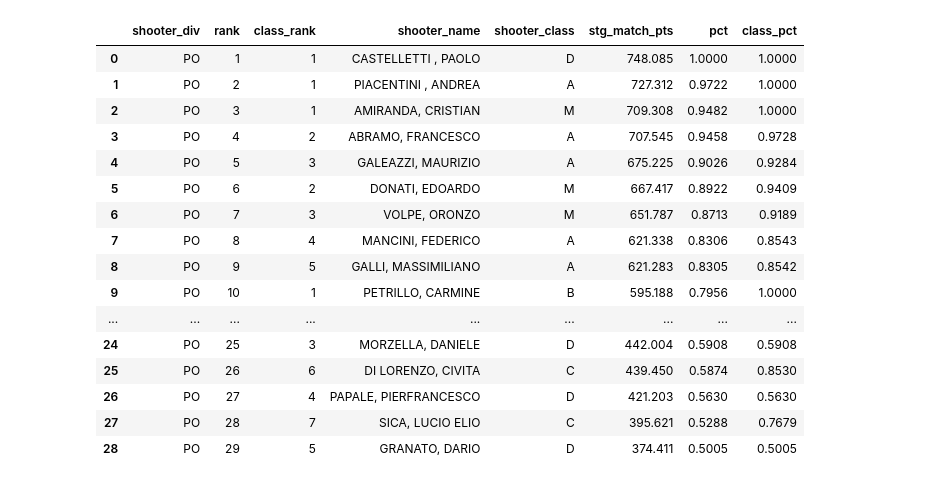
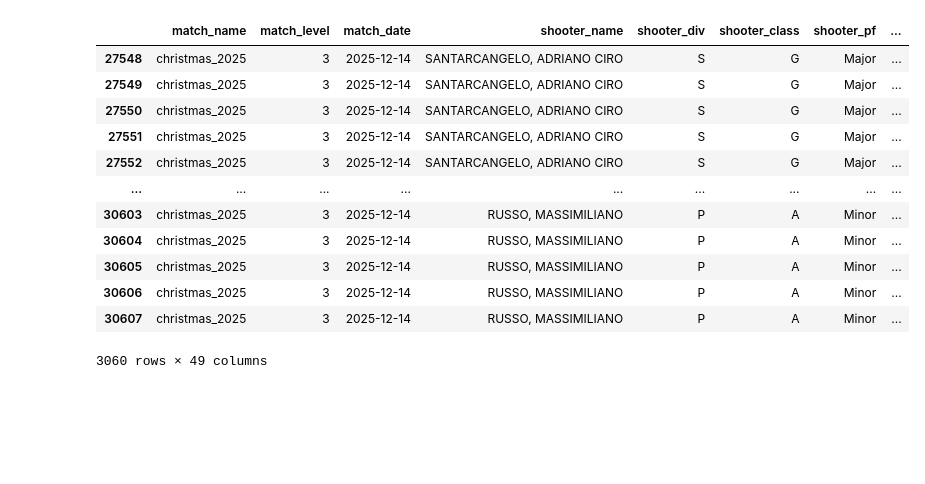
Before and after one commit to antobzzll/ipsc-performance, a Jupyter notebook: analiso_gare copy.ipynb, the cells around one changed output. Saved outputs shown, nothing was run; the diff lists cells and outputs as text; code cells hidden in the pictures; blank space fills up the shorter version.

```diff
--- a/analiso_gare copy.ipynb
+++ b/analiso_gare copy.ipynb
@@ -11,23 +16,19 @@ match_df = match_standing(df, 'ma5_1_2026', 'PO')
 # %%
-match_df
+df[df['match_name'] == 'christmas_2025']
 # %% [output]
-|  | shooter_div | rank | class_rank | shooter_name | shooter_class | stg_match_pts | pct | class_pct |
-| 0 | PO | 1 | 1 | CASTELLETTI , PAOLO | D | 748.085 | 1.0000 | 1.0000 |
-| 1 | PO | 2 | 1 | PIACENTINI , ANDREA | A | 727.312 | 0.9722 | 1.0000 |
-| 2 | PO | 3 | 1 | AMIRANDA, CRISTIAN | M | 709.308 | 0.9482 | 1.0000 |
-| 3 | PO | 4 | 2 | ABRAMO, FRANCESCO | A | 707.545 | 0.9458 | 0.9728 |
-| 4 | PO | 5 | 3 | GALEAZZI, MAURIZIO | A | 675.225 | 0.9026 | 0.9284 |
-| 5 | PO | 6 | 2 | DONATI, EDOARDO | M | 667.417 | 0.8922 | 0.9409 |
-| 6 | PO | 7 | 3 | VOLPE, ORONZO | M | 651.787 | 0.8713 | 0.9189 |
-| 7 | PO | 8 | 4 | MANCINI, FEDERICO | A | 621.338 | 0.8306 | 0.8543 |
-| 8 | PO | 9 | 5 | GALLI, MASSIMILIANO | A | 621.283 | 0.8305 | 0.8542 |
-| 9 | PO | 10 | 1 | PETRILLO, CARMINE | B | 595.188 | 0.7956 | 1.0000 |
+|  | match_name | match_level | match_date | shooter_name | shooter_div | shooter_class | shooter_pf | ... |
+| 27548 | christmas_2025 | 3 | 2025-12-14 | SANTARCANGELO, ADRIANO CIRO | S | G | Major | ... |
+| 27549 | christmas_2025 | 3 | 2025-12-14 | SANTARCANGELO, ADRIANO CIRO | S | G | Major | ... |
+| 27550 | christmas_2025 | 3 | 2025-12-14 | SANTARCANGELO, ADRIANO CIRO | S | G | Major | ... |
+| 27551 | christmas_2025 | 3 | 2025-12-14 | SANTARCANGELO, ADRIANO CIRO | S | G | Major | ... |
+| 27552 | christmas_2025 | 3 | 2025-12-14 | SANTARCANGELO, ADRIANO CIRO | S | G | Major | ... |
 | ... | ... | ... | ... | ... | ... | ... | ... | ... |
-| 24 | PO | 25 | 3 | MORZELLA, DANIELE | D | 442.004 | 0.5908 | 0.5908 |
-| 25 | PO | 26 | 6 | DI LORENZO, CIVITA | C | 439.450 | 0.5874 | 0.8530 |
-| 26 | PO | 27 | 4 | PAPALE, PIERFRANCESCO | D | 421.203 | 0.5630 | 0.5630 |
-| 27 | PO | 28 | 7 | SICA, LUCIO ELIO | C | 395.621 | 0.5288 | 0.7679 |
-| 28 | PO | 29 | 5 | GRANATO, DARIO | D | 374.411 | 0.5005 | 0.5005 |
+| 30603 | christmas_2025 | 3 | 2025-12-14 | RUSSO, MASSIMILIANO | P | A | Minor | ... |
+| 30604 | christmas_2025 | 3 | 2025-12-14 | RUSSO, MASSIMILIANO | P | A | Minor | ... |
+| 30605 | christmas_2025 | 3 | 2025-12-14 | RUSSO, MASSIMILIANO | P | A | Minor | ... |
+| 30606 | christmas_2025 | 3 | 2025-12-14 | RUSSO, MASSIMILIANO | P | A | Minor | ... |
+| 30607 | christmas_2025 | 3 | 2025-12-14 | RUSSO, MASSIMILIANO | P | A | Minor | ... |
+3060 rows × 49 columns
 # %%
 df[(df['shooter_name'] == 'ABATECOLA, CHRISTIAN') & (df['match_name'] == 'ma5_2_2025')]
 # %% [output]
```
Also changed, not shown: parts of 2 cells of this notebook, 6 other files.
